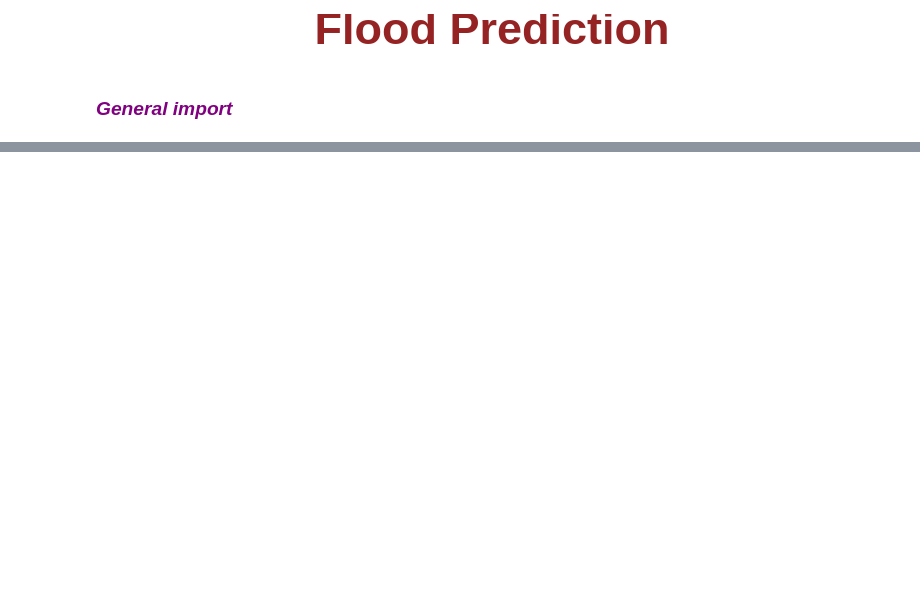
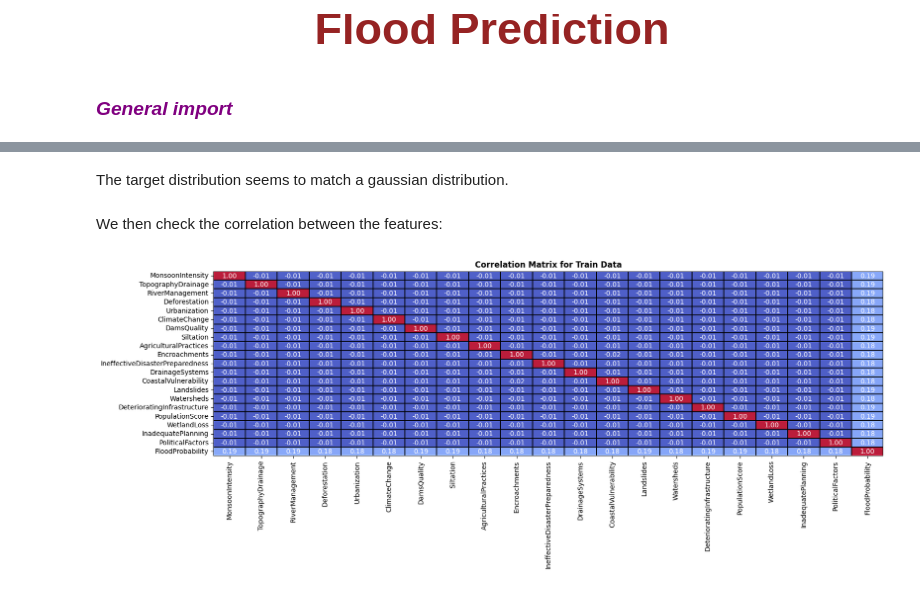
Before and after one commit to ydepledt/kaggle, a Jupyter notebook: flood_pred/flood_pred.ipynb, the cells around one changed output, grey strips where cells are left out. Drawn from its saved outputs; the diff is of its cells as text; code cells hidden in the pictures; blank space fills up the shorter version.

```diff
--- a/flood_pred/flood_pred.ipynb
+++ b/flood_pred/flood_pred.ipynb
@@ -39,0 +169,10 @@ assert df_train.columns[:-1].equals(df_test.columns)
+# %% [markdown]
+The target distribution seems to match a gaussian distribution.
+# %% [markdown]
+We then check the correlation between the features:
+# %%
+plt.figure(figsize=(18, 5))
+ax = plt.subplot(111)
+corr_matrix = utilities.plot_correlation_matrix_heatmap(ax, df_train.drop(columns=['id']), title='Correlation Matrix for Train Data', cmap='coolwarm')
+# %% [output]
+[figure, added]
```
Also changed, not shown: parts of 20 cells of this notebook, 3 other files.
